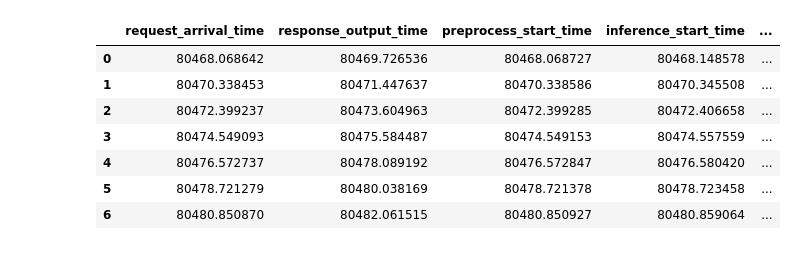
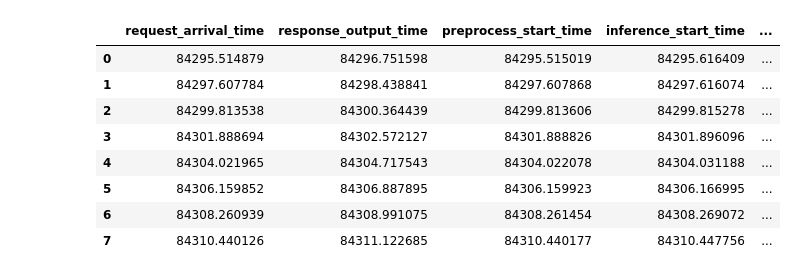
Before and after one commit to StreamMUSE/StreamMUSE-v1, a Jupyter notebook: app/tester.ipynb, the cells around one changed output. Drawn from its saved outputs; the diff is of its cells as text; code cells hidden in the pictures.

```diff
--- a/app/tester.ipynb
+++ b/app/tester.ipynb
@@ -2,17 +2,18 @@
 import numpy as np
 import pandas as pd
 # %%
-data = pd.read_csv('logs/session_20250630-151446/session.csv')
+data = pd.read_csv('logs/session_20250630-161840/session.csv')
 data
 # %% [output]
 |  | request_arrival_time | response_output_time | preprocess_start_time | inference_start_time | ... |
-| 0 | 80468.068642 | 80469.726536 | 80468.068727 | 80468.148578 | ... |
-| 1 | 80470.338453 | 80471.447637 | 80470.338586 | 80470.345508 | ... |
-| 2 | 80472.399237 | 80473.604963 | 80472.399285 | 80472.406658 | ... |
-| 3 | 80474.549093 | 80475.584487 | 80474.549153 | 80474.557559 | ... |
-| 4 | 80476.572737 | 80478.089192 | 80476.572847 | 80476.580420 | ... |
-| 5 | 80478.721279 | 80480.038169 | 80478.721378 | 80478.723458 | ... |
-| 6 | 80480.850870 | 80482.061515 | 80480.850927 | 80480.859064 | ... |
+| 0 | 84295.514879 | 84296.751598 | 84295.515019 | 84295.616409 | ... |
+| 1 | 84297.607784 | 84298.438841 | 84297.607868 | 84297.616074 | ... |
+| 2 | 84299.813538 | 84300.364439 | 84299.813606 | 84299.815278 | ... |
+| 3 | 84301.888694 | 84302.572127 | 84301.888826 | 84301.896096 | ... |
+| 4 | 84304.021965 | 84304.717543 | 84304.022078 | 84304.031188 | ... |
+| 5 | 84306.159852 | 84306.887895 | 84306.159923 | 84306.166995 | ... |
+| 6 | 84308.260939 | 84308.991075 | 84308.261454 | 84308.269072 | ... |
+| 7 | 84310.440126 | 84311.122685 | 84310.440177 | 84310.447756 | ... |
 # %%
 # Calculate the duration of each stage by finding the difference between timestamps
 data['server_total_duration'] = data['response_output_time'] - data['request_arrival_time']
```
Also changed, not shown: parts of 2 cells of this notebook, 11 other files.
